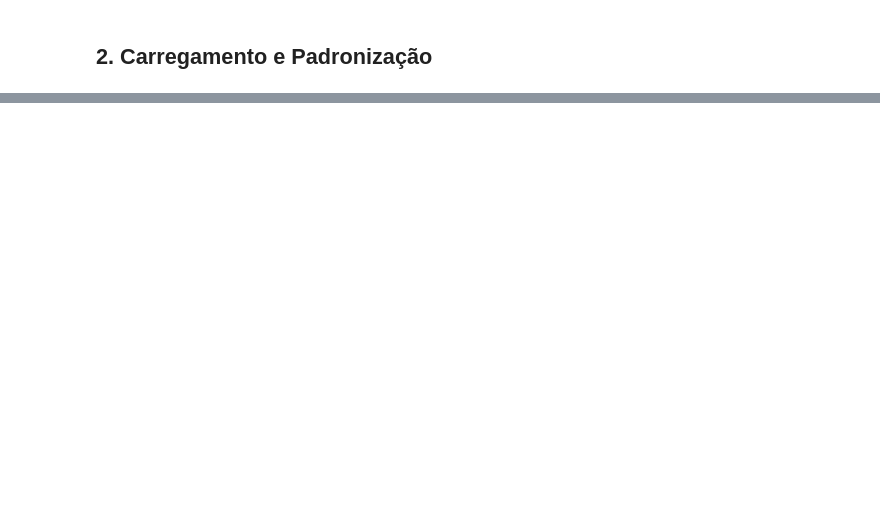
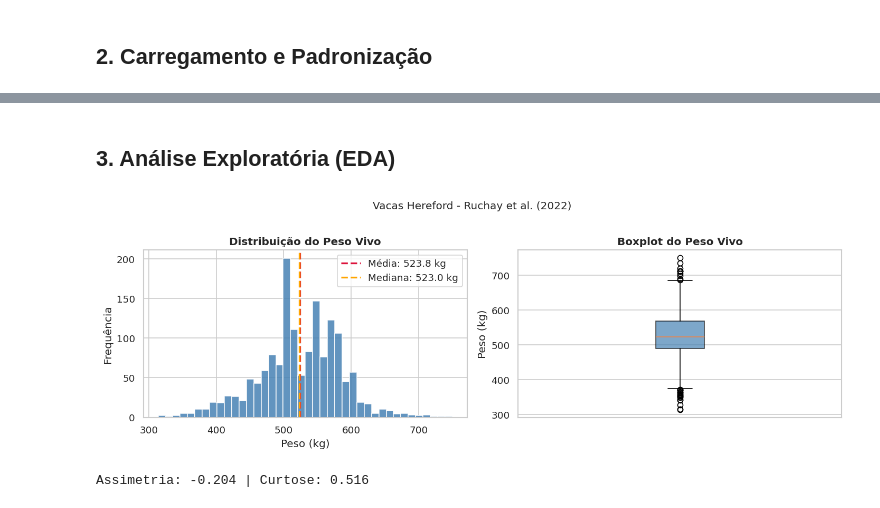
Before and after one commit to jota6k/projeto_peso_bovinos, a Jupyter notebook: notebook_peso_bovinos.ipynb, the cells around one changed output, grey strips where cells are left out. Drawn from its saved outputs; the diff is of its cells as text; code cells hidden in the pictures; blank space fills up the shorter version.

```diff
--- a/notebook_peso_bovinos.ipynb
+++ b/notebook_peso_bovinos.ipynb
@@ -103,0 +126,29 @@ print(df[FEATURES + [TARGET]].describe().round(2))
+# %% [markdown]
+## 3. Análise Exploratória (EDA)
+# %%
+# Distribuição do peso
+fig, axes = plt.subplots(1, 2, figsize=(12, 4))
+
+axes[0].hist(df[TARGET], bins=40, color='steelblue', edgecolor='white', alpha=0.85)
+axes[0].axvline(df[TARGET].mean(), color='crimson', linestyle='--', linewidth=2,
+                label=f'Média: {df[TARGET].mean():.1f} kg')
+axes[0].axvline(df[TARGET].median(), color='orange', linestyle='--', linewidth=2,
+                label=f'Mediana: {df[TARGET].median():.1f} kg')
+axes[0].set_title('Distribuição do Peso Vivo', fontweight='bold')
+axes[0].set_xlabel('Peso (kg)')
+axes[0].set_ylabel('Frequência')
+axes[0].legend()
+
+axes[1].boxplot(df[TARGET], vert=True, patch_artist=True,
+                boxprops=dict(facecolor='steelblue', alpha=0.7))
+axes[1].set_title('Boxplot do Peso Vivo', fontweight='bold')
+axes[1].set_ylabel('Peso (kg)')
+axes[1].set_xticks([])
+
+plt.suptitle('Vacas Hereford - Ruchay et al. (2022)', y=1.02, fontsize=12)
+plt.tight_layout()
+plt.show()
+print(f'Assimetria: {df[TARGET].skew():.3f} | Curtose: {df[TARGET].kurtosis():.3f}')
+# %% [output]
+[figure, added]
+Assimetria: -0.204 | Curtose: 0.516
```
Also changed, not shown: parts of 3 cells of this notebook.
